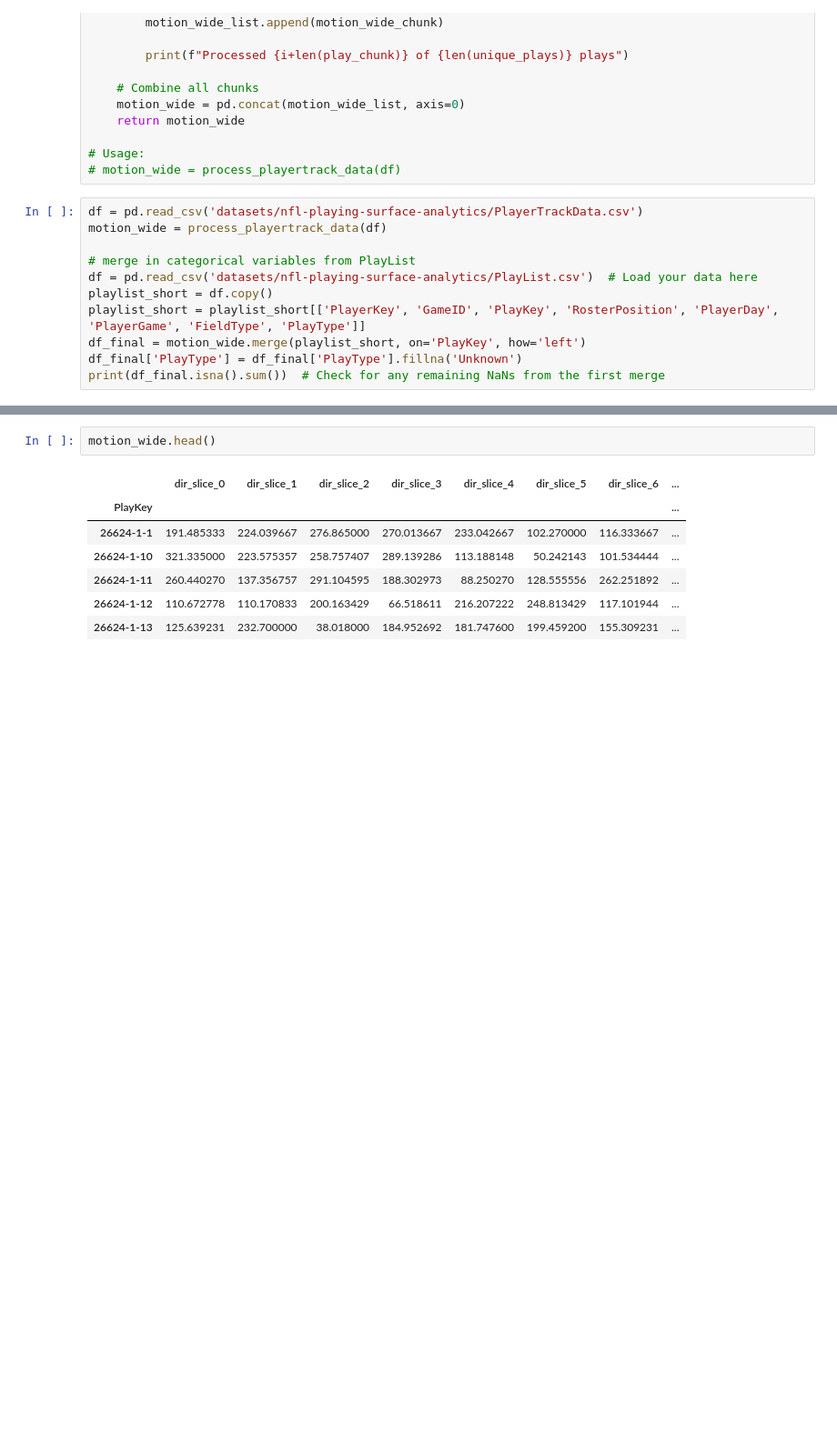
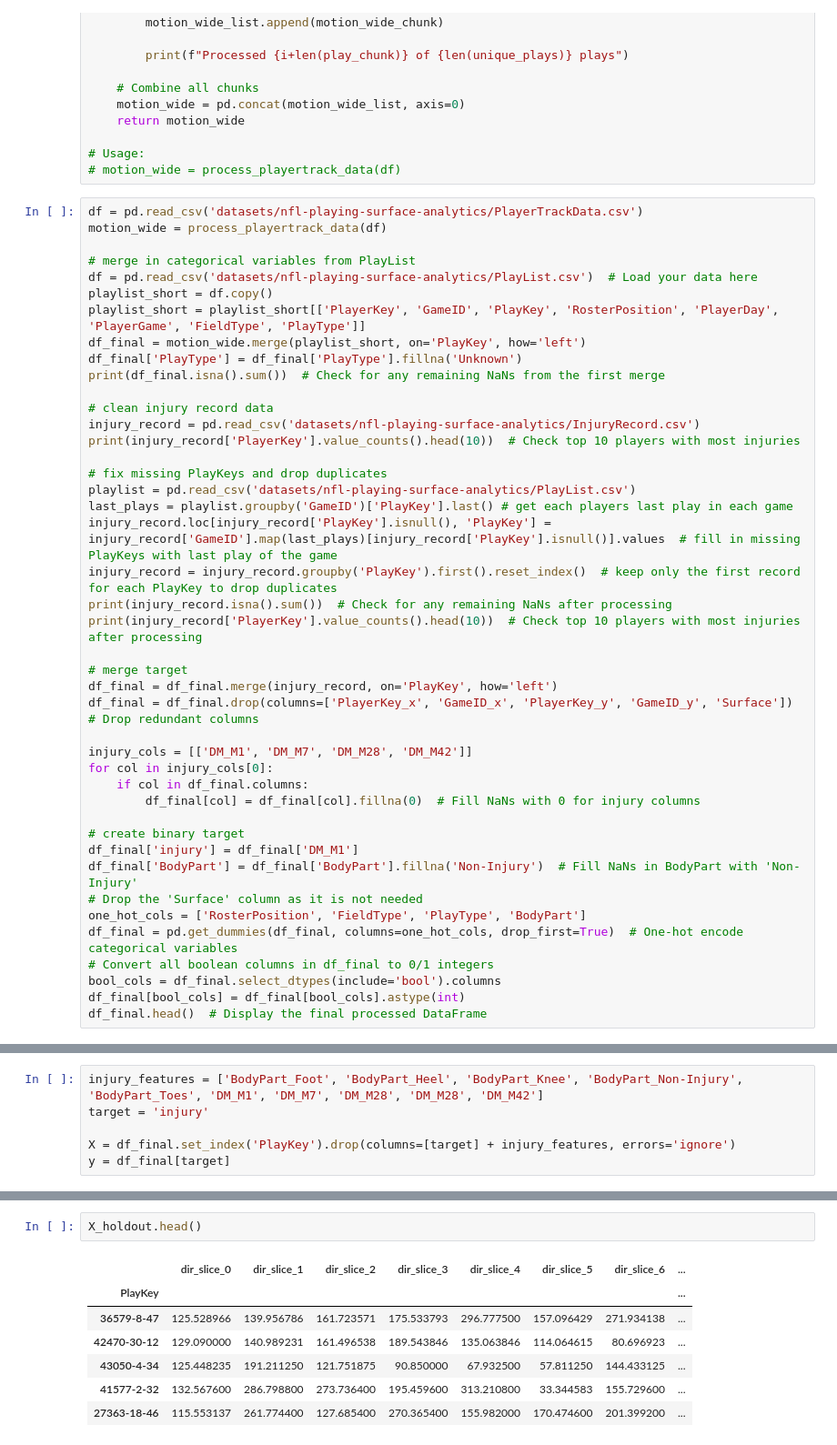
Before and after one commit to shmorhunmsds/summer_milestone_2, a Jupyter notebook: playsurface_timeseries.ipynb, the cells around one changed output, grey strips where cells are left out. Shown: that part at 91% size. Cells and saved outputs as stored; diff of their text form; blank space fills up the shorter version.

Commit message:
finished play surface revamp, initial model testing

```diff
--- a/playsurface_timeseries.ipynb
+++ b/playsurface_timeseries.ipynb
@@ -67,3 +67,35 @@ playlist_short = playlist_short[['PlayerKey', 'GameID', 'PlayKey', 'RosterPositi
 df_final = motion_wide.merge(playlist_short, on='PlayKey', how='left')
 df_final['PlayType'] = df_final['PlayType'].fillna('Unknown')
 print(df_final.isna().sum())  # Check for any remaining NaNs from the first merge
+
+# clean injury record data
+injury_record = pd.read_csv('datasets/nfl-playing-surface-analytics/InjuryRecord.csv')
+print(injury_record['PlayerKey'].value_counts().head(10))  # Check top 10 players with most injuries
+
+# fix missing PlayKeys and drop duplicates
+playlist = pd.read_csv('datasets/nfl-playing-surface-analytics/PlayList.csv')
+last_plays = playlist.groupby('GameID')['PlayKey'].last() # get each players last play in each game
+injury_record.loc[injury_record['PlayKey'].isnull(), 'PlayKey'] = injury_record['GameID'].map(last_plays)[injury_record['PlayKey'].isnull()].values  # fill in missing PlayKeys with last play of the game
+injury_record = injury_record.groupby('PlayKey').first().reset_index()  # keep only the first record for each PlayKey to drop duplicates
+print(injury_record.isna().sum())  # Check for any remaining NaNs after processing
+print(injury_record['PlayerKey'].value_counts().head(10))  # Check top 10 players with most injuries after processing
+
+# merge target
+df_final = df_final.merge(injury_record, on='PlayKey', how='left')
+df_final = df_final.drop(columns=['PlayerKey_x', 'GameID_x', 'PlayerKey_y', 'GameID_y', 'Surface'])  # Drop redundant columns
+
+injury_cols = [['DM_M1', 'DM_M7', 'DM_M28', 'DM_M42']]
+for col in injury_cols[0]:
+    if col in df_final.columns:
+        df_final[col] = df_final[col].fillna(0)  # Fill NaNs with 0 for injury columns
+
+# create binary target
+df_final['injury'] = df_final['DM_M1']
+df_final['BodyPart'] = df_final['BodyPart'].fillna('Non-Injury')  # Fill NaNs in BodyPart with 'Non-Injury'
+# Drop the 'Surface' column as it is not needed
+one_hot_cols = ['RosterPosition', 'FieldType', 'PlayType', 'BodyPart']
+df_final = pd.get_dummies(df_final, columns=one_hot_cols, drop_first=True)  # One-hot encode categorical variables
+# Convert all boolean columns in df_final to 0/1 integers
+bool_cols = df_final.select_dtypes(include='bool').columns
+df_final[bool_cols] = df_final[bool_cols].astype(int)
+df_final.head()  # Display the final processed DataFrame
@@ -70 +127,7 @@ print(df_final.isna().sum())  # Check for any remaining NaNs from the first merg
+# %%
+injury_features = ['BodyPart_Foot', 'BodyPart_Heel', 'BodyPart_Knee', 'BodyPart_Non-Injury', 'BodyPart_Toes', 'DM_M1', 'DM_M7', 'DM_M28', 'DM_M28', 'DM_M42']
+target = 'injury'
+
+X = df_final.set_index('PlayKey').drop(columns=[target] + injury_features, errors='ignore')
+y = df_final[target]
 # %%
@@ -79,10 +308,10 @@ df.head()
 # %%
-motion_wide.head()
+X_holdout.head()
 # %% [output]
 |  | dir_slice_0 | dir_slice_1 | dir_slice_2 | dir_slice_3 | dir_slice_4 | dir_slice_5 | dir_slice_6 | ... |
 | PlayKey |  |  |  |  |  |  |  | ... |
-| 26624-1-1 | 191.485333 | 224.039667 | 276.865000 | 270.013667 | 233.042667 | 102.270000 | 116.333667 | ... |
-| 26624-1-10 | 321.335000 | 223.575357 | 258.757407 | 289.139286 | 113.188148 | 50.242143 | 101.534444 | ... |
-| 26624-1-11 | 260.440270 | 137.356757 | 291.104595 | 188.302973 | 88.250270 | 128.555556 | 262.251892 | ... |
-| 26624-1-12 | 110.672778 | 110.170833 | 200.163429 | 66.518611 | 216.207222 | 248.813429 | 117.101944 | ... |
-| 26624-1-13 | 125.639231 | 232.700000 | 38.018000 | 184.952692 | 181.747600 | 199.459200 | 155.309231 | ... |
+| 36579-8-47 | 125.528966 | 139.956786 | 161.723571 | 175.533793 | 296.777500 | 157.096429 | 271.934138 | ... |
+| 42470-30-12 | 129.090000 | 140.989231 | 161.496538 | 189.543846 | 135.063846 | 114.064615 | 80.696923 | ... |
+| 43050-4-34 | 125.448235 | 191.211250 | 121.751875 | 90.850000 | 67.932500 | 57.811250 | 144.433125 | ... |
+| 41577-2-32 | 132.567600 | 286.798800 | 273.736400 | 195.459600 | 313.210800 | 33.344583 | 155.729600 | ... |
+| 27363-18-46 | 115.553137 | 261.774400 | 127.685400 | 270.365400 | 155.982000 | 170.474600 | 201.399200 | ... |
```
Also changed, not shown: parts of 14 cells of this notebook.
